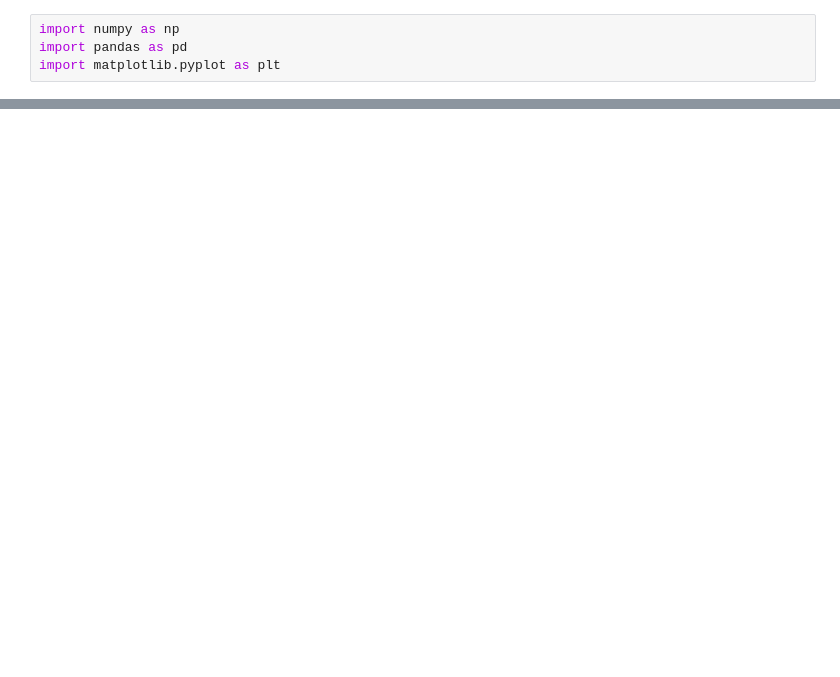
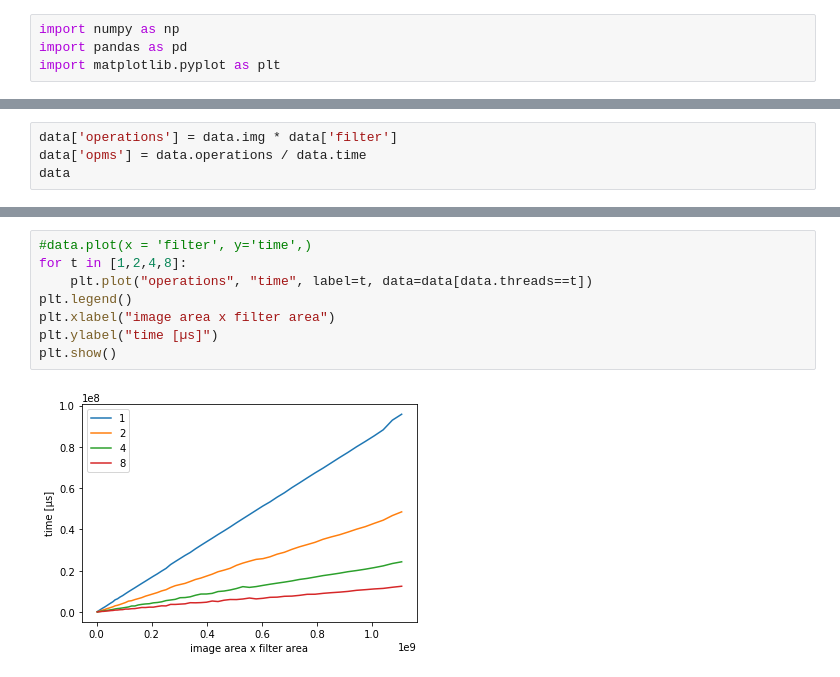
Before and after one commit to wgslr/agh-operating-systems, a Jupyter notebook: lab8/GeislerWojciech/cw08/zad1/Times.ipynb, the cells around one changed output, grey strips where cells are left out. Cells and saved outputs as stored; diff of their text form; blank space fills up the shorter version.

```diff
--- a/lab8/GeislerWojciech/cw08/zad1/Times.ipynb
+++ b/lab8/GeislerWojciech/cw08/zad1/Times.ipynb
@@ -16,0 +38,4 @@ plt.show()
+# %%
+data['operations'] = data.img * data['filter']
+data['opms'] = data.operations / data.time
+data
@@ -16,0 +61,10 @@ plt.show()
+# %%
+#data.plot(x = 'filter', y='time',)
+for t in [1,2,4,8]:
+    plt.plot("operations", "time", label=t, data=data[data.threads==t])
+plt.legend()
+plt.xlabel("image area x filter area")
+plt.ylabel("time [µs]")
+plt.show()
+# %% [output]
+[figure, added]
```
Also changed, not shown: parts of 5 cells of this notebook, 1 other file.
